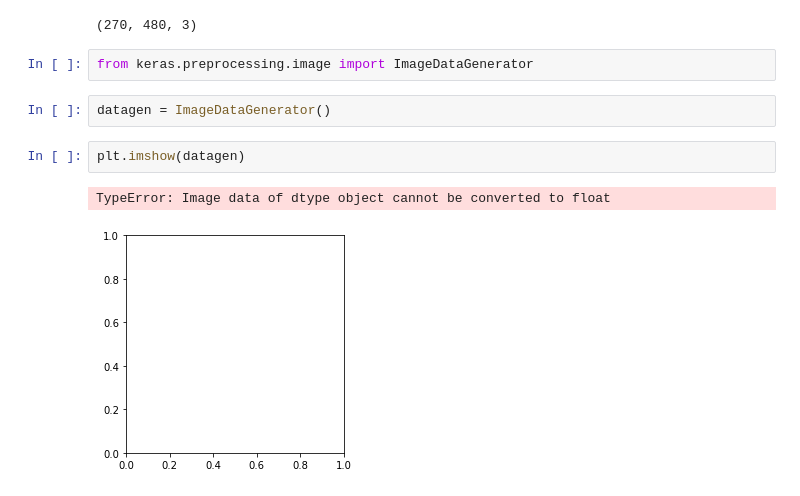
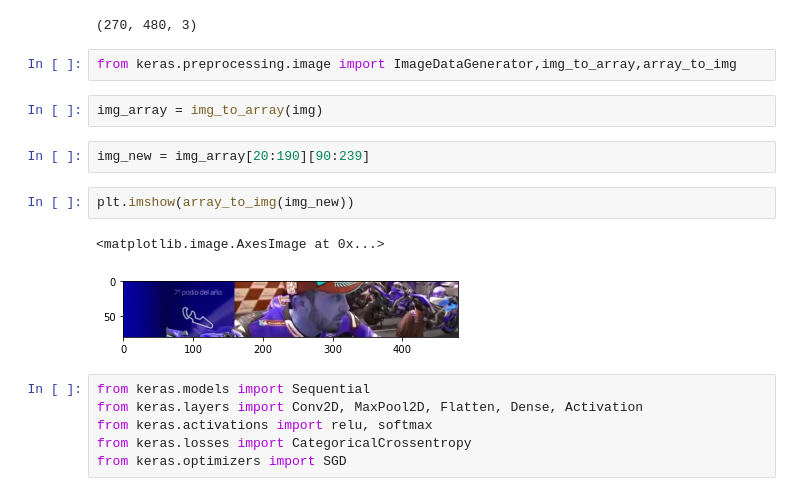
Before and after one commit to elhamng/assignments, a Jupyter notebook: dl/ComputerVision/image_augmantation.ipynb, the cells around one changed output. Cells and saved outputs as stored; diff of their text form.

```diff
--- a/dl/ComputerVision/image_augmantation.ipynb
+++ b/dl/ComputerVision/image_augmantation.ipynb
@@ -16,11 +16,19 @@ img.shape
 # %% [output]
 (270, 480, 3)
 # %%
-from keras.preprocessing.image import ImageDataGenerator
+from keras.preprocessing.image import ImageDataGenerator,img_to_array,array_to_img
-# %%
-datagen = ImageDataGenerator()
+# %%
+img_array = img_to_array(img)
+# %%
+img_new = img_array[20:190][90:239]
 # %%
-plt.imshow(datagen)
+plt.imshow(array_to_img(img_new))
 # %% [output]
-TypeError: Image data of dtype object cannot be converted to float
+<matplotlib.image.AxesImage at 0x...>
-[figure, old version]
+[figure, new version]
+# %%
+from keras.models import Sequential
+from keras.layers import Conv2D, MaxPool2D, Flatten, Dense, Activation
+from keras.activations import relu, softmax
+from keras.losses import CategoricalCrossentropy
+from keras.optimizers import SGD
```
Also changed, not shown: 1 other file.
